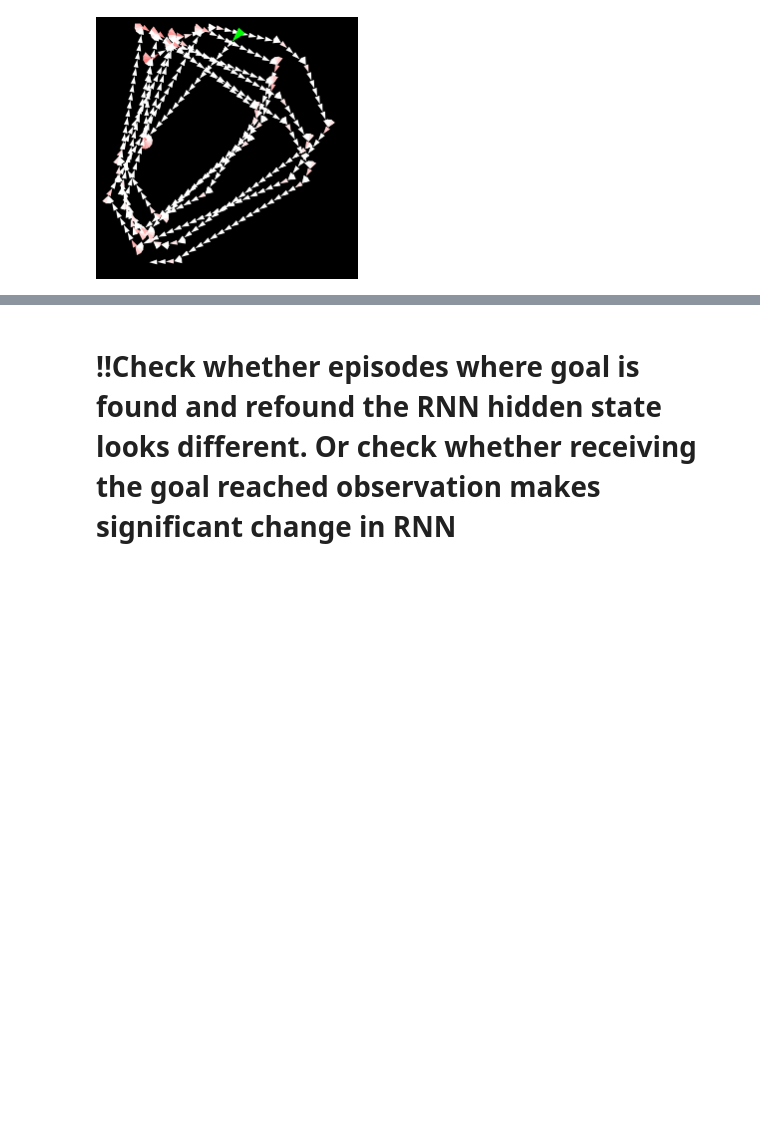
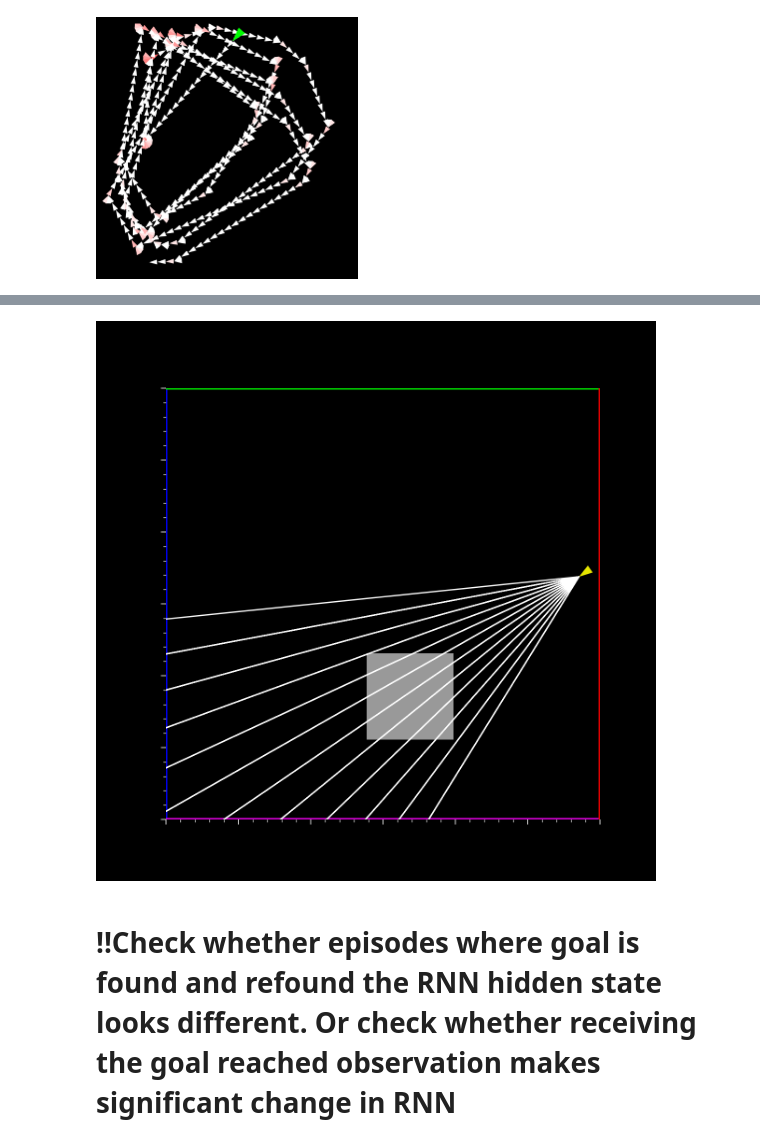
Before and after one commit to liuandrew/ppo_aux, a Jupyter notebook: write_and_test/visualize_behavior.ipynb, the cells around one changed output, grey strips where cells are left out. Cells and saved outputs as stored; diff of their text form; code cells hidden in the pictures; blank space fills up the shorter version.

```diff
--- a/write_and_test/visualize_behavior.ipynb
+++ b/write_and_test/visualize_behavior.ipynb
@@ -286,0 +354,2 @@ draw_trajectory(p, a, rew=r)
+# %%
+env = gym.make('ExploreNav-v0', goal_size=60)
@@ -287,3 +376,7 @@ draw_trajectory(p, a, rew=r)
+# %%
+env.render('human')
+# %% [output]
+[figure, added]
 # %% [markdown]
 # !!Check whether episodes where goal is found and refound the RNN hidden state looks different. Or check whether receiving the goal reached observation makes significant change in RNN
 # %%
```
Also changed, not shown: parts of 8 cells of this notebook, 3 other files.
